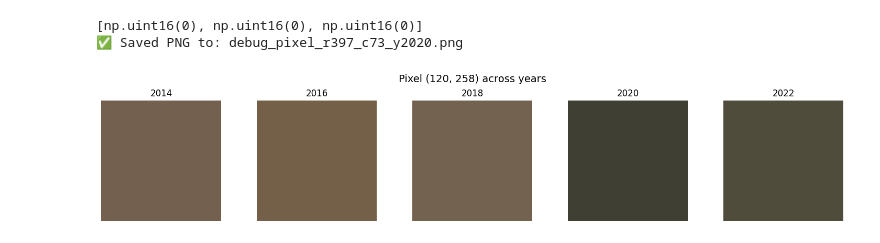
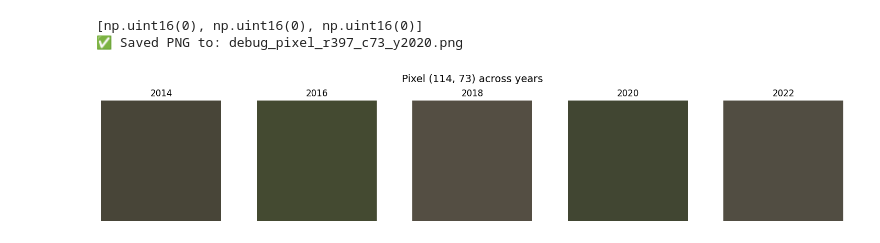
Before and after one commit to DeveshParagiri/tree-mortality, a Jupyter notebook: preprocess.ipynb, the cells around one changed output. Cells and saved outputs as stored; diff of their text form; code cells hidden in the pictures.

```diff
--- a/preprocess.ipynb
+++ b/preprocess.ipynb
@@ -977,32 +977,32 @@ from PIL import Image
 import matplotlib.pyplot as plt
 
 # Configuration
 LABEL_FOLDER = "labeled_samples/"
 YEARS = [2014, 2016, 2018, 2020, 2022]
 
 def show_pixel_across_years(row, col):
     fig, axes = plt.subplots(1, len(YEARS), figsize=(15, 3))
     fig.suptitle(f"Pixel ({row}, {col}) across years", fontsize=14)
 
     for i, year in enumerate(YEARS):
         filename = f"r{row}_c{col}_y{year}.png"
         filepath = os.path.join(LABEL_FOLDER, filename)
 
         ax = axes[i]
         ax.axis('off')
         ax.set_title(f"{year}")
 
         if os.path.exists(filepath):
             img = Image.open(filepath)
             ax.imshow(img)
         else:
             ax.text(0.5, 0.5, "Missing", ha='center', va='center', fontsize=10)
             ax.set_facecolor("lightgray")
 
     plt.tight_layout()
     plt.show()
 
 # Example usage
-show_pixel_across_years(row=120, col=258)
+show_pixel_across_years(row=114, col=73)
 # %% [output]
-[figure, old version]
+[figure, new version]
```
Also changed, not shown: 2 other files.
